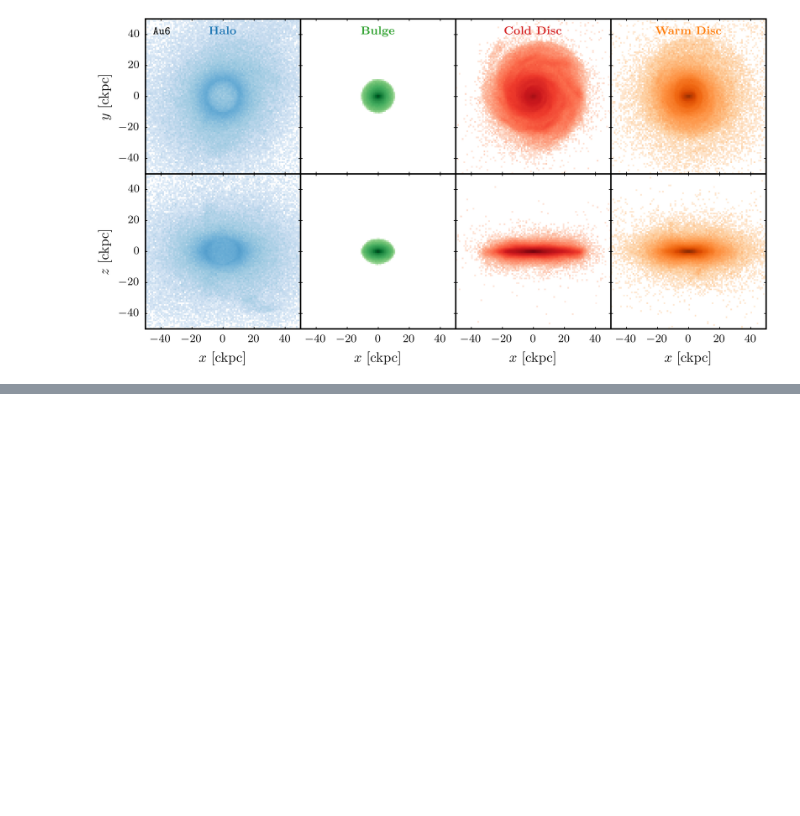
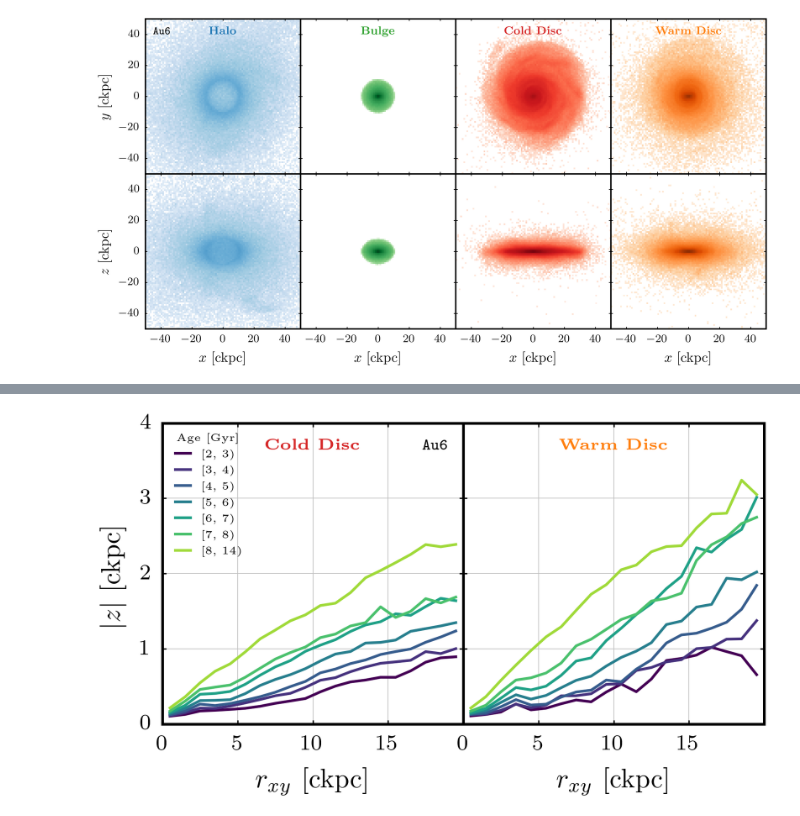
Before and after one commit to ffiza/auriga-metals, a Jupyter notebook: scripts/Spatial Distribution of Stars.ipynb, the cells around one changed output, grey strips where cells are left out. Cells and saved outputs as stored; diff of their text form; code cells hidden in the pictures; blank space fills up the shorter version.

Commit message:
Add test on median stellar heights.

```diff
--- a/scripts/Spatial Distribution of Stars.ipynb
+++ b/scripts/Spatial Distribution of Stars.ipynb
@@ -335,0 +345,74 @@ plt.show()
+# %%
+stellar_age_bins = [2, 3, 4, 5, 6, 7, 8, 14]
+rxy_bins = [i for i in range(21)]
+rxy_bin_centers = [(2 * i + 1) / 2 for i in rxy_bins[:-1]]
+# %%
+df['AgeBin_Gyr'] = pd.cut(df['StellarAge_Gyr'], bins=stellar_age_bins,
+                          right=False)
+df["CylRadiusBin_ckpc"] = pd.cut(df["CylindricalRadius_ckpc"],
+                                 bins=rxy_bins, right=False)
+df = df[(df["ComponentTag"] == 2) | (df["ComponentTag"] == 3)]
+# %%
+result = df.groupby(
+    ['AgeBin_Gyr', 'CylRadiusBin_ckpc', "ComponentTag"])[
+        'zPositionAbs_ckpc'].median().unstack()
+# %%
+cmap = mpl.cm.get_cmap("viridis")
+# %%
+fig, axs = plt.subplots(
+    figsize=(4, 2), ncols=2, nrows=1,
+    sharex=True, sharey=True,
+    gridspec_kw={
+        "width_ratios": [1, 1], "height_ratios": [1],
+        "hspace": 0, "wspace": 0})
+
+for ax in axs.flatten():
+    ax.tick_params(which='both', direction="in")
+    ax.set_axisbelow(True)
+    ax.grid(True, ls='-', lw=0.25, c='silver')
+
+for ax in axs:
+    ax.set_xlim(0, 20)
+    ax.set_xlabel(r"$r_{xy}$ [ckpc]")
+    ax.set_xticks([0, 5, 10, 15], minor=False)
+    ax.set_ylim(0, 4)
+    ax.set_ylabel(r"$\left| z \right|$ [ckpc]")
+    ax.set_yticks([0, 1, 2, 3, 4], minor=False)
+    ax.label_outer()
+
+for i in range(len(stellar_age_bins) - 1):
+    age_range = pd.Interval(stellar_age_bins[i], stellar_age_bins[i + 1],
+                            closed='left')
+    color = cmap(i / (len(stellar_age_bins) - 1))
+    axs[0].plot(
+        rxy_bin_centers,
+        result[2].loc[age_range].values,
+        color=color, label=age_range,
+        )
+    axs[1].plot(
+        rxy_bin_centers,
+        result[3].loc[age_range].values,
+        color=color
+        )
+
+axs[0].text(
+    s=r"$\textbf{" + settings.component_labels["CD"] + r"}$",
+    x=0.5, y=0.95, size=6, ha="center", va="top",
+    color=settings.component_colors["CD"],
+    transform=axs[0].transAxes)
+axs[1].text(
+    s=r"$\textbf{" + settings.component_labels["WD"] + r"}$",
+    x=0.5, y=0.95, size=6, ha="center", va="top",
+    color=settings.component_colors["WD"],
+    transform=axs[1].transAxes)
+
+axs[0].text(
+    x=0.95, y=0.95, s=r"$\texttt{" + label + "}$", zorder=15,
+    size=6, transform=axs[0].transAxes, ha='right', va='top')
+
+axs[0].legend(loc="upper left", fontsize=4, framealpha=0,
+              title="Age [Gyr]", title_fontsize=4)
+
+plt.show()
+# %% [output]
+[figure, added]
```
Also changed, not shown: parts of 4 cells of this notebook.
